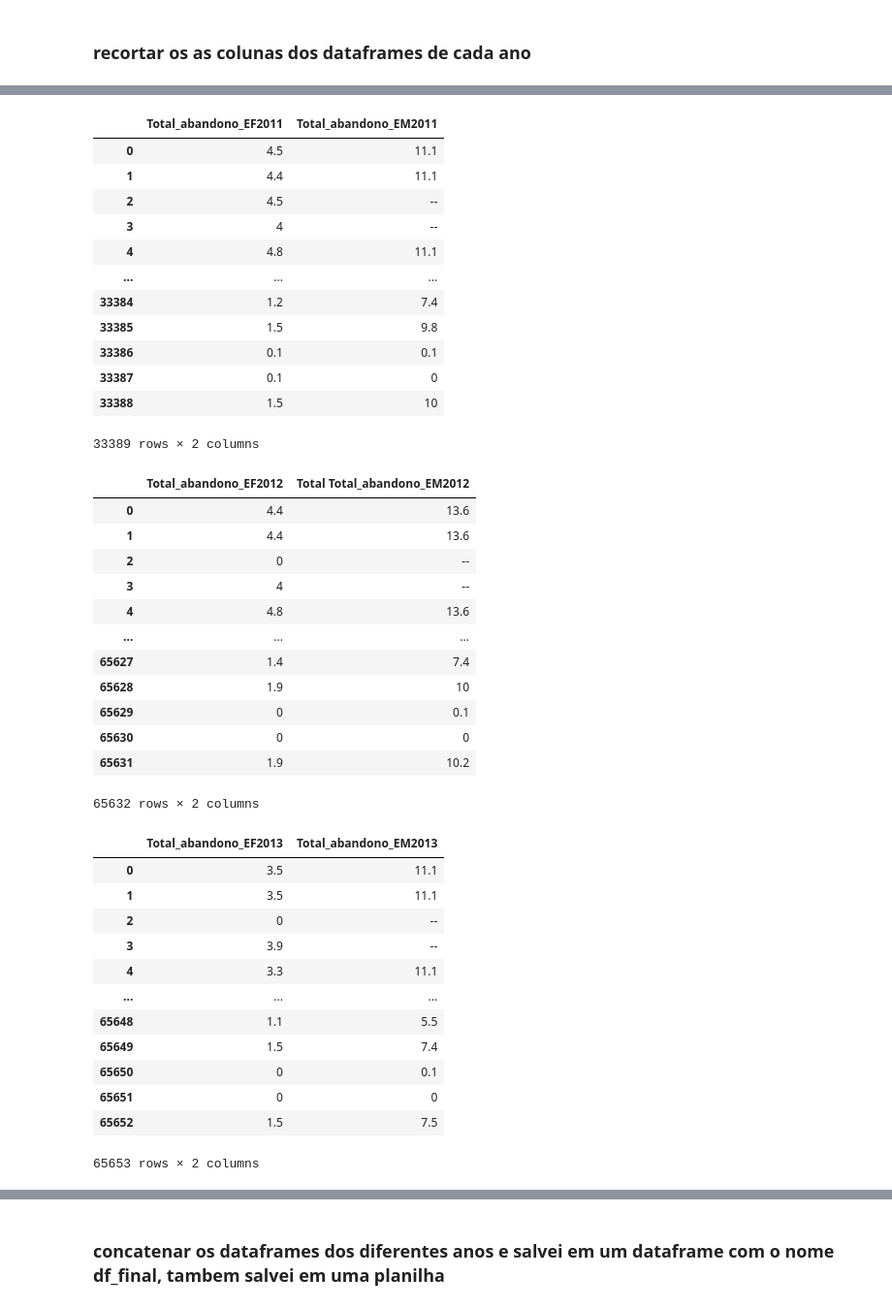
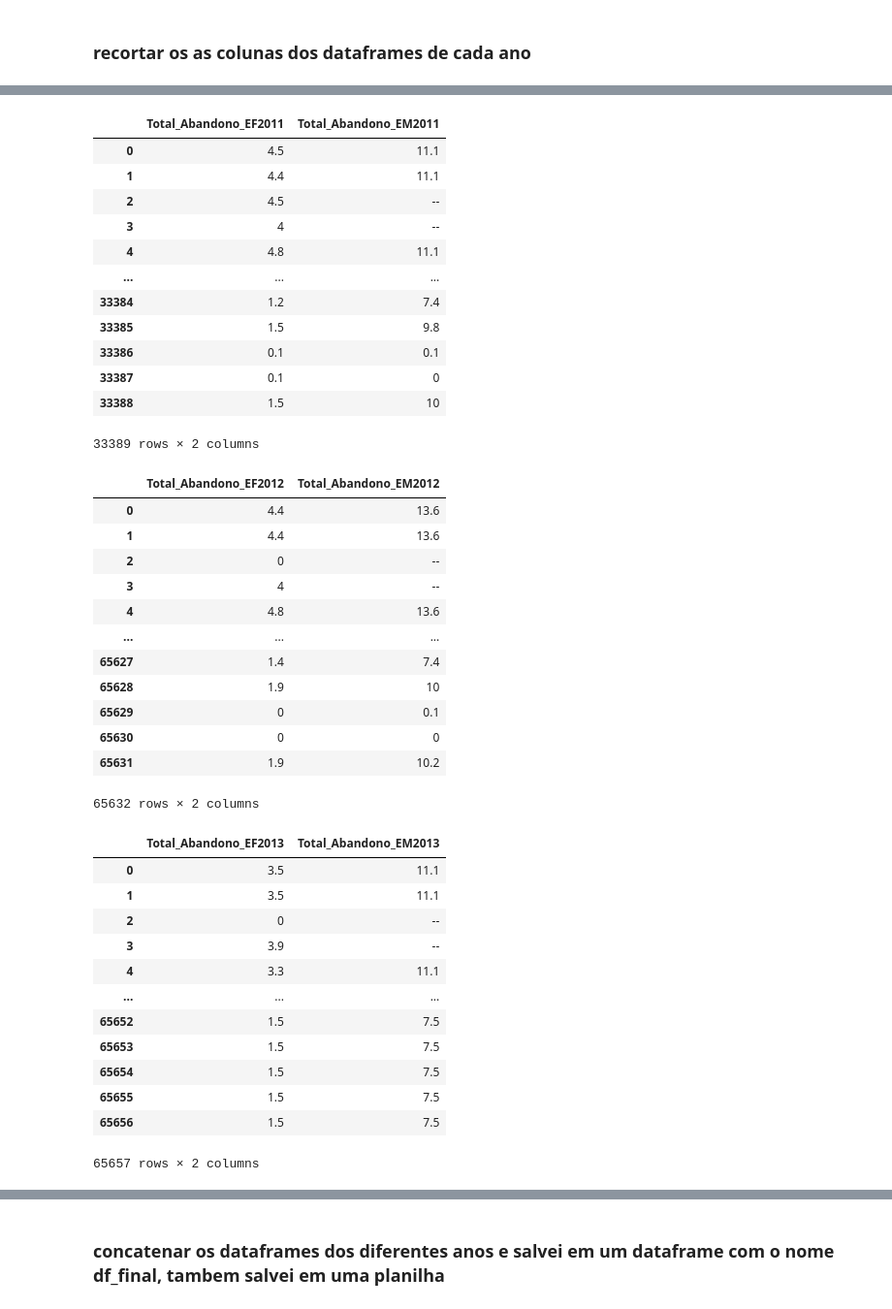
Before and after one commit to thiagodasillva/escolarData, a Jupyter notebook: mesclagem.ipynb, the cells around one changed output, grey strips where cells are left out. Shown at 97% size. Cells and saved outputs as stored; diff of their text form; code cells hidden in the pictures.

```diff
--- a/mesclagem.ipynb
+++ b/mesclagem.ipynb
@@ -74,11 +74,11 @@ df2010
 | 65459 | 0.7 | 9 |
 65460 rows × 2 columns
 # %%
-df2011 = pd.read_csv("Dados Tratados/dadosTratados2011.csv")
-df2011= df2011.iloc[:,[6,7]]
+df2011 = pd.read_csv("rendimento_escolar/Dados Tratados/dadosTratados2011.csv")
+df2011= df2011.iloc[:,[7,8]]
 df2011
 # %% [output]
-|  | Total_abandono_EF2011 | Total_abandono_EM2011 |
+|  | Total_Abandono_EF2011 | Total_Abandono_EM2011 |
 | 0 | 4.5 | 11.1 |
 | 1 | 4.4 | 11.1 |
 | 2 | 4.5 | -- |
@@ -92,11 +92,11 @@ df2011
 | 33388 | 1.5 | 10 |
 33389 rows × 2 columns
 # %%
-df2012 = pd.read_csv("Dados Tratados/dadosTratados2012.csv")
-df2012= df2012.iloc[:,[6,7]]
+df2012 = pd.read_csv("rendimento_escolar/Dados Tratados/dadosTratados2012.csv")
+df2012= df2012.iloc[:,[7,8]]
 df2012
 # %% [output]
-|  | Total_abandono_EF2012 | Total Total_abandono_EM2012 |
+|  | Total_Abandono_EF2012 | Total_Abandono_EM2012 |
 | 0 | 4.4 | 13.6 |
 | 1 | 4.4 | 13.6 |
 | 2 | 0 | -- |
@@ -110,21 +110,21 @@ df2012
 | 65631 | 1.9 | 10.2 |
 65632 rows × 2 columns
 # %%
-df2013 = pd.read_csv("Dados Tratados/dadosTratados2013.csv")
-df2013= df2013.iloc[:,[6,7]]
+df2013 = pd.read_csv("rendimento_escolar/Dados Tratados/dadosTratados2013.csv")
+df2013= df2013.iloc[:,[7,8]]
 df2013
 # %% [output]
-|  | Total_abandono_EF2013 | Total_abandono_EM2013 |
+|  | Total_Abandono_EF2013 | Total_Abandono_EM2013 |
 | 0 | 3.5 | 11.1 |
 | 1 | 3.5 | 11.1 |
 | 2 | 0 | -- |
 | 3 | 3.9 | -- |
 | 4 | 3.3 | 11.1 |
 | ... | ... | ... |
-| 65648 | 1.1 | 5.5 |
-| 65649 | 1.5 | 7.4 |
-| 65650 | 0 | 0.1 |
-| 65651 | 0 | 0 |
 | 65652 | 1.5 | 7.5 |
+| 65653 | 1.5 | 7.5 |
+| 65654 | 1.5 | 7.5 |
+| 65655 | 1.5 | 7.5 |
+| 65656 | 1.5 | 7.5 |
-65653 rows × 2 columns
+65657 rows × 2 columns
 # %%
```
Also changed, not shown: parts of 17 cells of this notebook, 20 other files.
